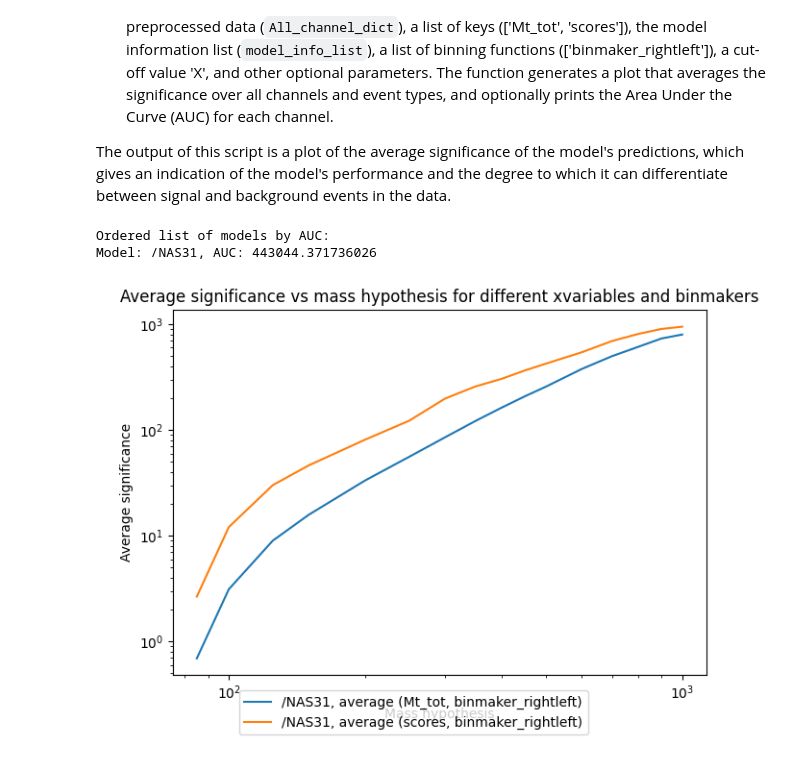
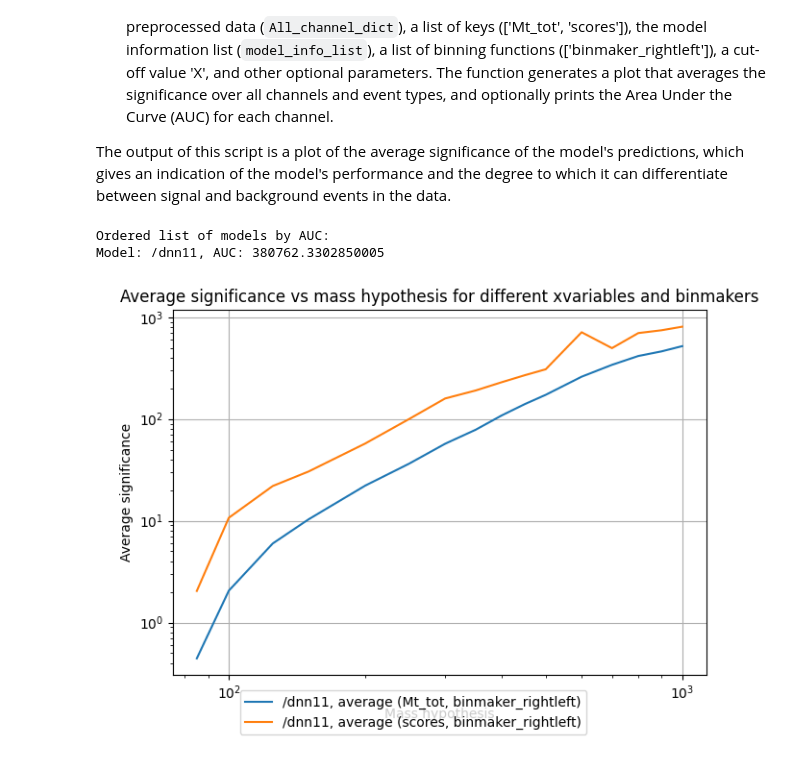
Before and after one commit to DimaPdemler/HNLclassifier, a Jupyter notebook: SignificancePlotting/SignificanceCalculation.ipynb, the cells around one changed output. Drawn from its saved outputs; the diff is of its cells as text; code cells hidden in the pictures.

```diff
--- a/SignificancePlotting/SignificanceCalculation.ipynb
+++ b/SignificancePlotting/SignificanceCalculation.ipynb
@@ -38,7 +38,7 @@ The final output of the script is the `All_channel_dict` dictionary, which conta
 # %%
 #If you want to use all data use All_data=True but if you just want
 #to use the data from the test set use All_data=False
-All_data=True
+All_data=False
 # %%
 values = []
 flat_features = flatten_2D_list(features)
@@ -49,7 +49,7 @@ data = dict(zip(flat_features, values))
 current_dir = os.getcwd()
 parent_dir = os.path.dirname(current_dir)
 output_dir = os.path.join(parent_dir,"saved_files", "extracted_data")
-testdir = os.path.join(output_dir, "TEST10_test_aug24_withphi")
+testdir = os.path.join(output_dir, "TEST10_test_Aug29")
 
 
 if not os.path.exists(testdir):
@@ -62,7 +62,7 @@ if All_data:
 
 else:
 
-    test = pd.read_pickle(output_dir + '/TEST10_test_aug24_withphi')
+    test = pd.read_pickle(output_dir + '/TEST10_test_Aug29')
     # print(test.columns)
     flat_feat=test.columns.to_list()
     # print(type(flat_feat))
@@ -176,12 +92,12 @@ This script primarily uses a DNN model to generate scores that will be used to c
 
 The output of this script is the `simple_dnndict` dictionary, which make a copy of the original dictionary and appends the DNN scores for each channel and event type, and can be used for further analysis and visualization, such as generating histograms.
 # %%
-save_folder= 'simple_dnn' #This is the save_folder in dnnconfig.yml
+save_folder= 'transfer_models' #This is the save_folder in dnnconfig.yml
 
 
 model_info_dir=os.path.join(parent_dir, 'saved_files', 'saved_models', save_folder)
 
-model_info_list=pd.read_pickle(os.path.join(model_info_dir, 'model_info_list1'))
+model_info_list=pd.read_pickle(os.path.join(model_info_dir, 'model_info_list_aug31_1'))
 # %%
 model_info_test=model_info_list.iloc[0]
 
@@ -211,8 +127,8 @@ This script primarily focuses on visualizing the performance of a model that was
 The output of this script is a plot of the average significance of the model's predictions, which gives an indication of the model's performance and the degree to which it can differentiate between signal and background events in the data.
 # %%
 
-plot_average_significance_withpd(All_channel_dict, ['Mt_tot', 'scores'], model_info_list, ['binmaker_rightleft'], X=0.15, hide_errorbars=True, print_AUC=True)
+plot_average_significance_withpd(All_channel_dict, ['Mt_tot', 'scores'], model_info_list, ['binmaker_rightleft'], X=0.2, hide_errorbars=True, print_AUC=False)
 # %% [output]
 Ordered list of models by AUC:
-Model: /NAS31, AUC: 443044.371736026
+Model: /dnn11, AUC: 380762.3302850005
-[figure, old version]
+[figure, new version]
```
Also changed, not shown: parts of 7 cells of this notebook, 15 other files.
